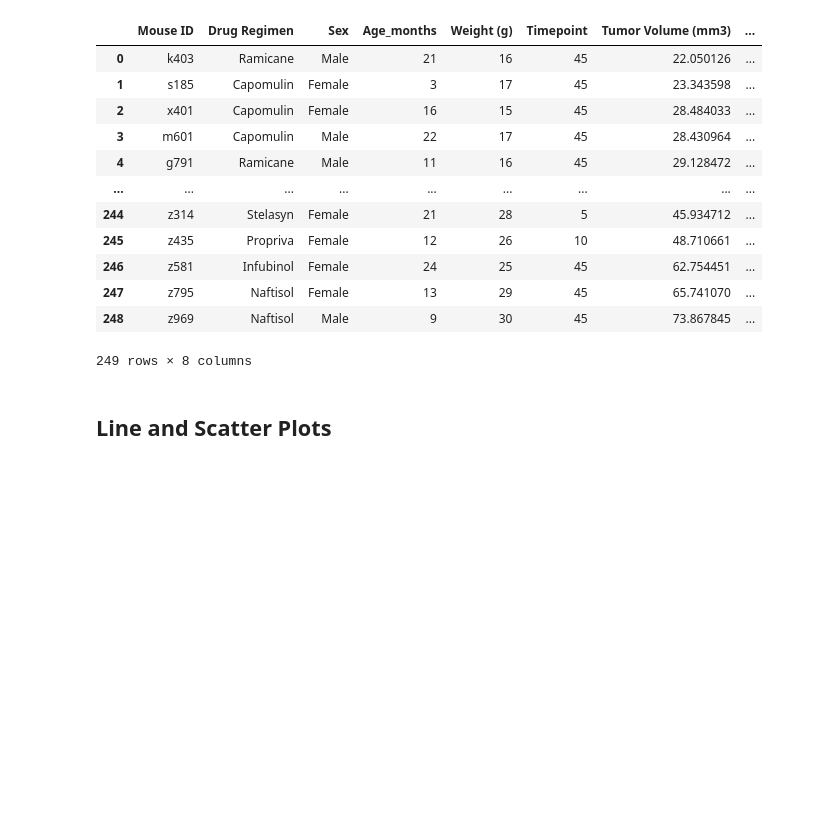
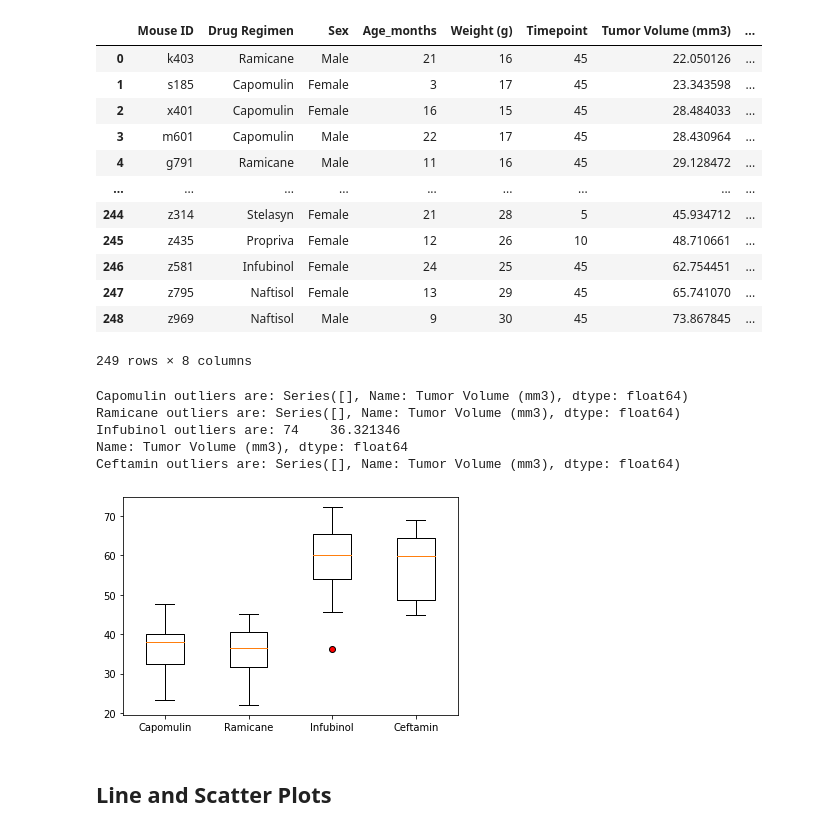
Before and after one commit to krfennel/matplotlib---challenge, a Jupyter notebook: 05-Matplotlib/Instructions/Pymaceuticals/pymaceuticals_starter.ipynb, the cells around one changed output. Saved outputs shown, nothing was run; the diff lists cells and outputs as text; code cells hidden in the pictures; blank space fills up the shorter version.

Commit message:
Ouartiles, outliers, and Boxplots

```diff
--- a/05-Matplotlib/Instructions/Pymaceuticals/pymaceuticals_starter.ipynb
+++ b/05-Matplotlib/Instructions/Pymaceuticals/pymaceuticals_starter.ipynb
@@ -243,20 +243,44 @@ last_timepoint
 drug_names = ['Capomulin', 'Ramicane', 'Infubinol', 'Ceftamin']
 
 # Create empty list to fill with tumor vol data (for plotting)
+tumor_volumes = []
+
+# Calculate the IQR and quantitatively determine if there are any potential outliers.
+for drug_name in drug_names:
 
 
-# Calculate the IQR and quantitatively determine if there are any potential outliers.
-
-
-    # Locate the rows which contain mice on each drug and get the tumor volumes
-
+    # Locate the rows which contain mice on each drug and get the tumor volumes(filtering)
+    # dataframe[dataframe [column]== what I would like to filter[column I only want to see]
+    tumor_volume = last_timepoint[last_timepoint['Drug Regimen'] == drug_name]["Tumor Volume (mm3)"]
 
     # add subset
+    tumor_volumes.append(tumor_volume)
 
 
     # Determine outliers using upper and lower bounds
+
+    quartiles = tumor_volume.quantile([.25,.5,.75])
+    lowerq = quartiles[0.25]
+    upperq = quartiles[0.75]
+    iqr = upperq-lowerq
+
+    lower_bound = lowerq - (1.5*iqr)
+    upper_bound = upperq + (1.5*iqr)
+
+    outliers = tumor_volume[(tumor_volume < lower_bound) | (tumor_volume > upper_bound)]
+    print(f"{drug_name} outliers are: {outliers}")
+# %% [output]
+Capomulin outliers are: Series([], Name: Tumor Volume (mm3), dtype: float64)
+Ramicane outliers are: Series([], Name: Tumor Volume (mm3), dtype: float64)
+Infubinol outliers are: 74    36.321346
+Name: Tumor Volume (mm3), dtype: float64
+Ceftamin outliers are: Series([], Name: Tumor Volume (mm3), dtype: float64)
 # %%
 # Generate a box plot of the final tumor volume of each mouse across four regimens of interest
+plt.boxplot(tumor_volumes, labels=drug_names, flierprops={"markerfacecolor": 'r'})
+plt.show()
+# %% [output]
+[figure, added]
 # %% [markdown]
 ## Line and Scatter Plots
 # %%
```
Also changed, not shown: parts of 1 cell of this notebook.
